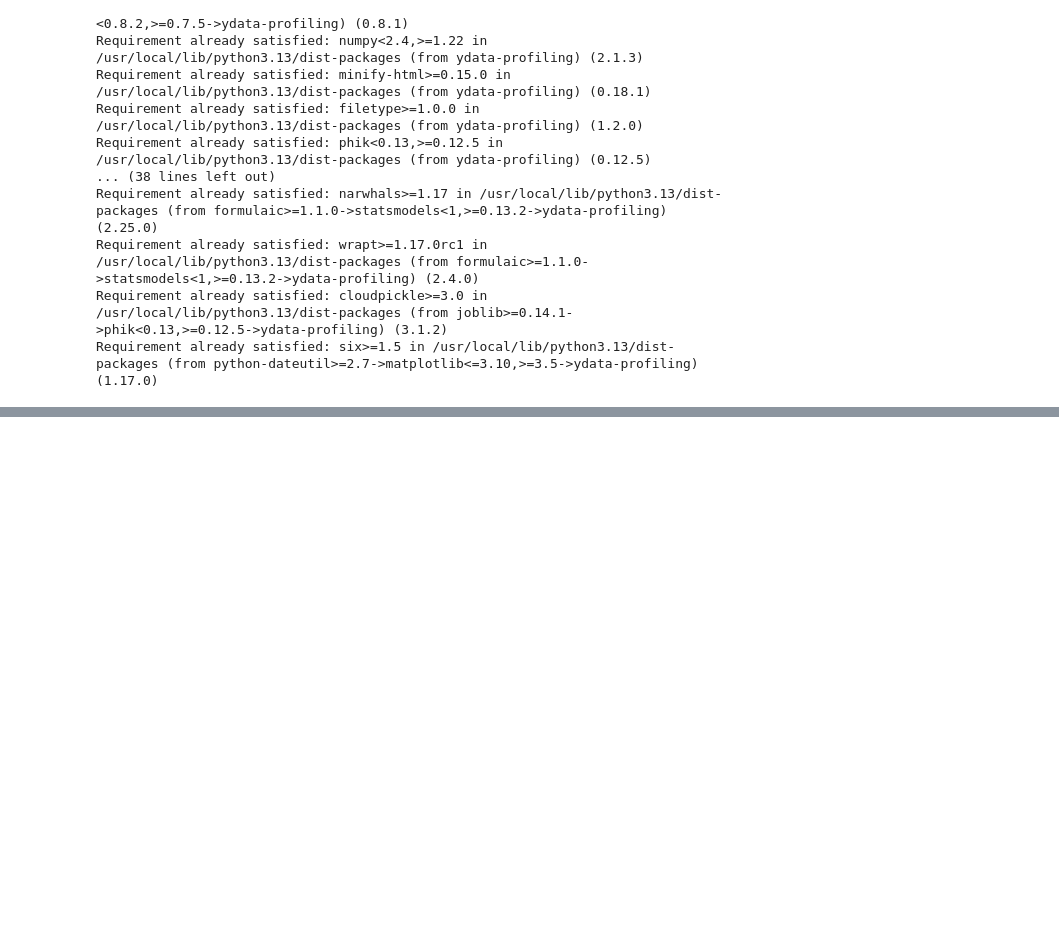
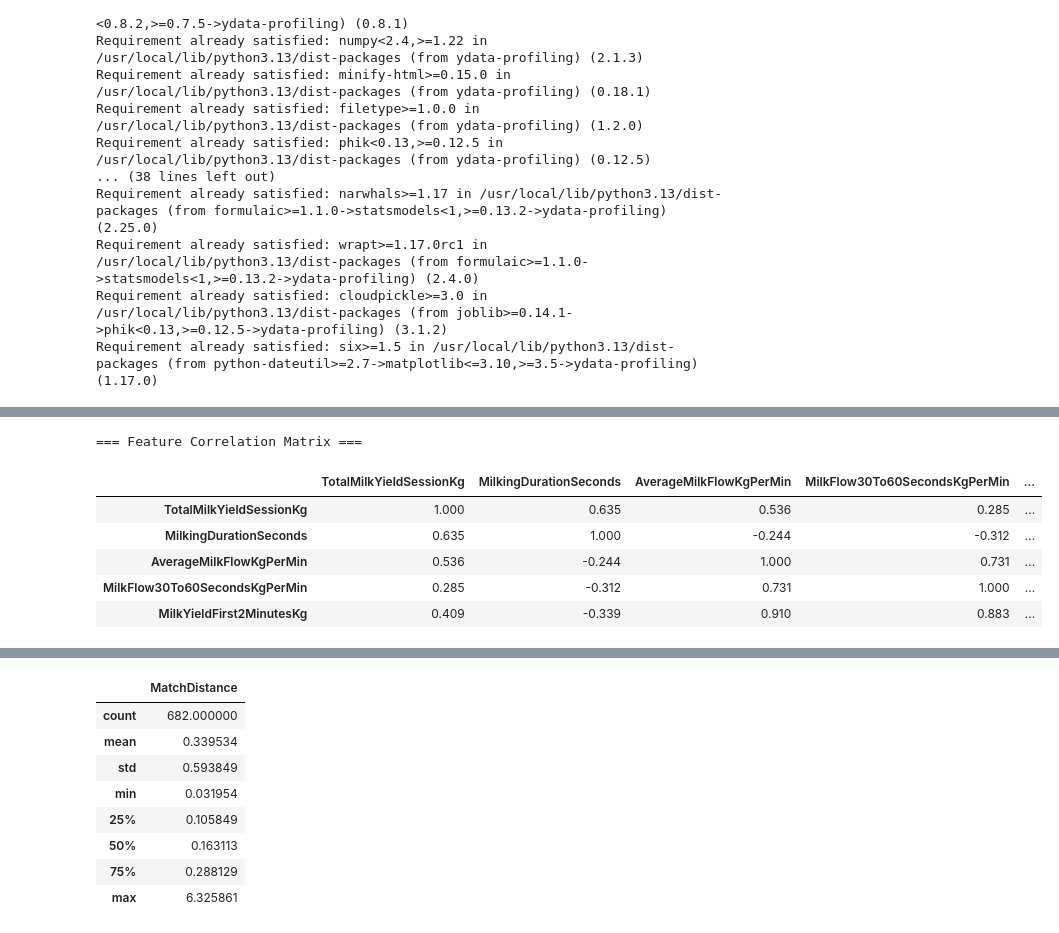
Before and after one commit to lipikamallikarjuna/MissingRfidDetection-ANSC6060, a Jupyter notebook: DataAnlysis&Modeling.ipynb, the cells around one changed output, grey strips where cells are left out. Saved outputs shown, nothing was run; the diff lists cells and outputs as text; code cells hidden in the pictures; blank space fills up the shorter version.

```diff
--- a/DataAnlysis&Modeling.ipynb
+++ b/DataAnlysis&Modeling.ipynb
@@ -1721,0 +493,15 @@ KeyboardInterrupt:
+# %%
+# Feature Set
+ClusterFeatures = [
+    "TotalMilkYieldSessionKg",
+    "MilkingDurationSeconds",
+    "AverageMilkFlowKgPerMin",
+    "MilkFlow30To60SecondsKgPerMin",
+    "MilkYieldFirst2MinutesKg"
+]
+
+DfKnown["EventDateInt"]   = DfKnown["EventDate"].astype("int64") // 10**9 // 86400
+DfMissing["EventDateInt"] = DfMissing["EventDate"].astype("int64") // 10**9 // 86400
+
+print(f"Cluster features : {ClusterFeatures}")
+print(f"Known rows ready : {DfKnown[ClusterFeatures].notna().all(axis=1).sum():,}")
@@ -1721,0 +990,55 @@ KeyboardInterrupt:
+# %%
+# Model Bias & Correlation Analysis
+
+# 1. Feature correlation — are clustering features correlated?
+# High correlation means redundant information going into the model
+print("Feature Correlation Matrix ")
+CorrMatrix = DfKnown[ClusterFeatures].corr().round(3)
+display(CorrMatrix)
+
+# 2. Inertia — how tight are the clusters?
+# Lower = more compact, better separated clusters
+print(f"\n Cluster Quality ")
+print(f"KMeans Inertia (within-cluster variance): {Kmeans.inertia_:.2f}")
+print(f"Lower inertia = tighter, more distinct clusters")
+
+# 3. Cluster size variance — are clusters balanced?
+ClusterSizes = DfMissing["Cluster"].value_counts()
+print(f"\n Cluster Size Distribution ")
+print(f"Mean   : {ClusterSizes.mean():.0f}")
+print(f"Std    : {ClusterSizes.std():.0f}")
+print(f"CV     : {ClusterSizes.std()/ClusterSizes.mean()*100:.1f}%")
+print(f"Min    : {ClusterSizes.min()}")
+print(f"Max    : {ClusterSizes.max()}")
+print(f"\nHigh CV = uneven clusters = some ghost animals")
+print(f"may have been split across multiple clusters")
+
+# 4. Match distance distribution — how confident are assignments?
+print(f"\nCentroid Match Distance Distributio")
+display(DfFinalMapping["MatchDistance"].describe().to_frame())
+HighDistance = (DfFinalMapping["MatchDistance"] > 1.0).sum()
+print(f"\nClusters with match distance > 1.0 : {HighDistance}")
+print(f"These are low-confidence assignments")
+
+# 5. Yield bias check — do recovered records match known distribution?
+print(f"\nYield Bias Check")
+for Col in ClusterFeatures:
+    KnownMean     = DfKnown[Col].mean()
+    RecoveredMean = DfMissingFinal[Col].mean()
+    Diff          = abs(KnownMean - RecoveredMean) / KnownMean * 100
+    print(f"{Col}: Known={KnownMean:.3f} Recovered={RecoveredMean:.3f} Diff={Diff:.2f}%")
+
+# 6. Fallback rank distribution — how many were not first choice?
+print(f"\nAssignment Confidence")
+print(f"First choice (rank 0) : {(DfFinalMapping['MatchRank'] == 0).sum():,} / {len(DfFinalMapping)}")
+print(f"Second choice (rank 1): {(DfFinalMapping['MatchRank'] == 1).sum():,}")
+print(f"Third+ choice         : {(DfFinalMapping['MatchRank'] >= 2).sum():,}")
+print(f"\nHigher rank = lower confidence assignment")
+# %% [output]
+=== Feature Correlation Matrix ===
+|  | TotalMilkYieldSessionKg | MilkingDurationSeconds | AverageMilkFlowKgPerMin | MilkFlow30To60SecondsKgPerMin | ... |
+| TotalMilkYieldSessionKg | 1.000 | 0.635 | 0.536 | 0.285 | ... |
+| MilkingDurationSeconds | 0.635 | 1.000 | -0.244 | -0.312 | ... |
+| AverageMilkFlowKgPerMin | 0.536 | -0.244 | 1.000 | 0.731 | ... |
+| MilkFlow30To60SecondsKgPerMin | 0.285 | -0.312 | 0.731 | 1.000 | ... |
+| MilkYieldFirst2MinutesKg | 0.409 | -0.339 | 0.910 | 0.883 | ... |
@@ -1721,0 +1060,9 @@ KeyboardInterrupt:
+|  | MatchDistance |
+| count | 682.000000 |
+| mean | 0.339534 |
+| std | 0.593849 |
+| min | 0.031954 |
+| 25% | 0.105849 |
+| 50% | 0.163113 |
+| 75% | 0.288129 |
+| max | 6.325861 |
```
Also changed, not shown: parts of 78 cells of this notebook.
